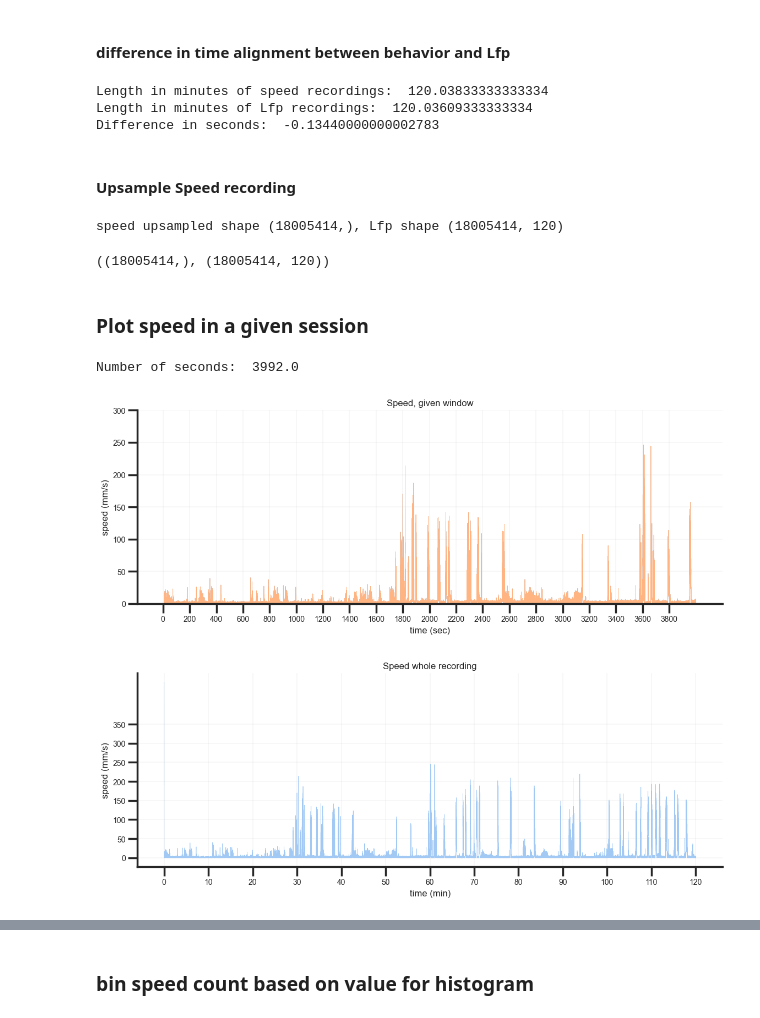
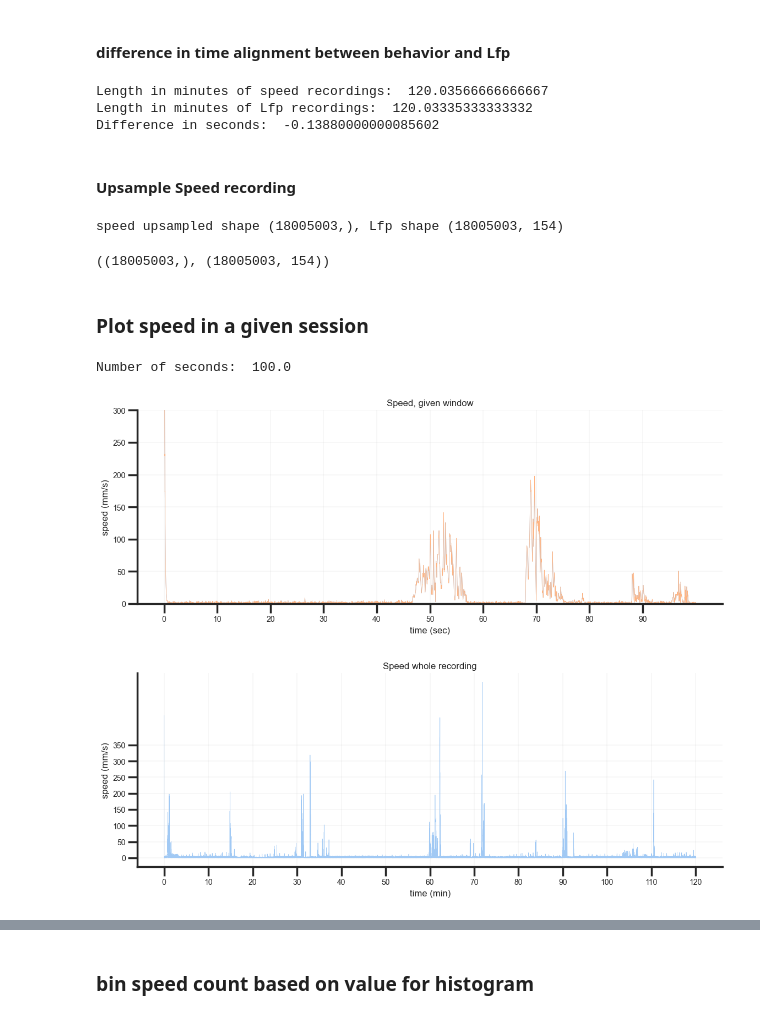
Before and after one commit to gdelfe/Ketamine_effects_on_the_brain, a Jupyter notebook: python/Neurotar_Ketamine_LFPs_analysis-v4.ipynb, the cells around one changed output, grey strips where cells are left out. Drawn from its saved outputs; the diff is of its cells as text; code cells hidden in the pictures.

```diff
--- a/python/Neurotar_Ketamine_LFPs_analysis-v4.ipynb
+++ b/python/Neurotar_Ketamine_LFPs_analysis-v4.ipynb
@@ -48,7 +48,7 @@ for ch, path in enumerate(PFC_file_list):
 # %% [markdown]
 #### Load LFP data for a specific session, fs = 2500 Hz
 # %%
-sess = 2 # session/day
+sess = 0 # session/day
 
 binFullPath = rec[sess]['HPC']
 # print(binFullPath)
@@ -109,8 +109,8 @@ dataLfp.shape
 # 0-86 ripples
 # 126-244 dentate
 # %%
-ch_start = 0
-ch_end = 120
+ch_start = 94*2
+ch_end = 171*2
 # Trim Lfp to specific channels in the HPC and to specific start/end times
 Lfp= dataLfp[start:end,ch_start:ch_end]
 # Lfp = dataLfp[start:end,:]
@@ -136,9 +136,9 @@ print('Length in minutes of speed recordings: ',(speed[sess].size)/100/60)
 print('Length in minutes of Lfp recordings: ',(Lfp.shape[0])/2500/60)
 print('Difference in seconds: ',((Lfp.shape[0])/2500/60 - (speed[sess].size)/100/60)*60)
 # %% [output]
-Length in minutes of speed recordings:  120.03833333333334
-Length in minutes of Lfp recordings:  120.03609333333334
-Difference in seconds:  -0.13440000000002783
+Length in minutes of speed recordings:  120.03566666666667
+Length in minutes of Lfp recordings:  120.03335333333332
+Difference in seconds:  -0.13880000000085602
 # %% [markdown]
 #### Upsample Speed recording
 # %%
@@ -149,8 +149,8 @@ if (speed_up.size - Lfp.shape[0]) !=0:
     sys.exit("Speed upsampled size and Lfp size are not the same!")
 speed_up.shape, Lfp.shape
 # %% [output]
-speed upsampled shape (18005414,), Lfp shape (18005414, 120)
+speed upsampled shape (18005003,), Lfp shape (18005003, 154)
-((18005414,), (18005414, 120))
+((18005003,), (18005003, 154))
 # %% [markdown]
 ### Plot speed in a given session
 # %%
@@ -160,9 +160,9 @@ SRdiff = int(2500/100) # sample rate difference among Lfp and behavior
 speed_T = np.linspace(0,speed[sess].size*SRdiff,speed[sess].size) # t axis for speed
 speed_T_up = np.linspace(0,speed_up.size,speed_up.size) # t axis for speed
 
-X = 200 # interval for xticks
-s = 20000 # star
-e = 10000000 # end
+X = 10 # interval for xticks
+s = 0*sampling # star
+e = 100*sampling # end
 
 print('Number of seconds: ',(e-s)/sampling)
 
@@ -173,36 +173,36 @@ plt.plot(speed_T[int(s/SRdiff):int(e/SRdiff)],speed[sess][int(s/SRdiff):int(e/SR
 # plt.plot(speed_T[int(s/SRdiff):int(e/SRdiff)],speed[sess][int(s/SRdiff):int(e/SRdiff)],'.r',markersize=5,linestyle='none',linewidth=0.5) # original signal in dots
 
 plt.title('Speed, given window',fontsize=12)
 plt.xlabel('time (sec)',fontsize=12)
 plt.ylabel('speed (mm/s)',fontsize=12)
 
 xticks = np.arange(0,e-s, step=X*sampling)
 yticks = np.arange(0,400,50)
 plt.xticks(ticks=xticks, labels=[str(int(i/sampling)) for i in xticks],fontsize=10)
 plt.yticks(ticks=yticks,fontsize=10)
 plt.grid(True,linewidth=0.2)
 plt.ylim([0,300])
 
 plt.tight_layout()
 plt.show()
 
 plt.figure(figsize=(12,5))
 plt.plot(speed_up[:],linewidth=0.5) # upsampled signal
 plt.title('Speed whole recording',fontsize=12)
 plt.xlabel('time (min)',fontsize=12)
 plt.ylabel('speed (mm/s)',fontsize=12)
 xticks = np.arange(0,speed_up.size, step=10*60*2500) # every 10 min
 plt.xticks(ticks=xticks, labels=[str(int(i/60/2500)) for i in xticks],fontsize=10)
 plt.yticks(ticks=yticks,fontsize=10)
 plt.grid(True,linewidth=0.2)
 # plt.ylim([0,100])
 
 plt.tight_layout()
 plt.show()
 # %% [output]
-Number of seconds:  3992.0
+Number of seconds:  100.0
-[figure, old version]
+[figure, new version]
-[figure, old version]
+[figure, new version]
 # %%
 InteractiveShell.ast_node_interactivity = "last"
 plt.hist(speed[sess], bins=50, edgecolor = 'white', color= 'skyblue',density=True)
```
Also changed, not shown: parts of 12 cells of this notebook, 4 other files.
